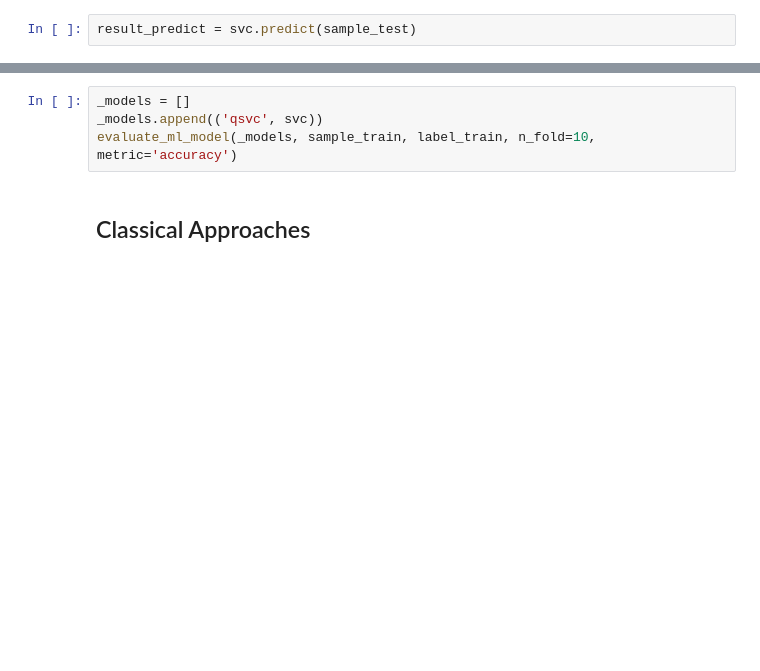
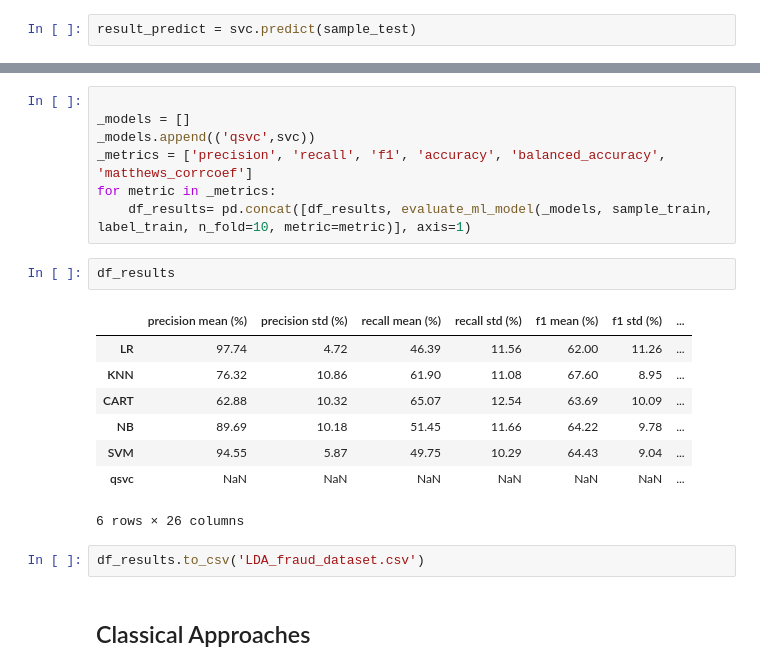
Before and after one commit to Christophe-pere/An-encoding-perspective-for-quantum-classification-advantage-using-NISQ-algorithms, a Jupyter notebook: LDA_benchmark_ML_QML_2nd_dataset.ipynb, the cells around one changed output, grey strips where cells are left out. Saved outputs shown, nothing was run; the diff lists cells and outputs as text; blank space fills up the shorter version.

```diff
--- a/LDA_benchmark_ML_QML_2nd_dataset.ipynb
+++ b/LDA_benchmark_ML_QML_2nd_dataset.ipynb
@@ -263,7 +279,23 @@ weighted avg       1.00      0.99      0.99       200
 # %%
+
 _models = []
-_models.append(('qsvc', svc))
-evaluate_ml_model(_models, sample_train, label_train, n_fold=10, metric='accuracy')
+_models.append(('qsvc',svc))
+_metrics = ['precision', 'recall', 'f1', 'accuracy', 'balanced_accuracy', 'matthews_corrcoef']
+for metric in _metrics:
+    df_results= pd.concat([df_results, evaluate_ml_model(_models, sample_train, label_train, n_fold=10, metric=metric)], axis=1)
+# %%
+df_results
+# %% [output]
+|  | precision mean (%) | precision std (%) | recall mean (%) | recall std (%) | f1 mean (%) | f1 std (%) | ... |
+| LR | 97.74 | 4.72 | 46.39 | 11.56 | 62.00 | 11.26 | ... |
+| KNN | 76.32 | 10.86 | 61.90 | 11.08 | 67.60 | 8.95 | ... |
+| CART | 62.88 | 10.32 | 65.07 | 12.54 | 63.69 | 10.09 | ... |
+| NB | 89.69 | 10.18 | 51.45 | 11.66 | 64.22 | 9.78 | ... |
+| SVM | 94.55 | 5.87 | 49.75 | 10.29 | 64.43 | 9.04 | ... |
+| qsvc | NaN | NaN | NaN | NaN | NaN | NaN | ... |
+6 rows × 26 columns
+# %%
+df_results.to_csv('LDA_fraud_dataset.csv')
 # %% [markdown]
 ## Classical Approaches
 # %%
```
Also changed, not shown: parts of 21 cells of this notebook, 6 other files.
